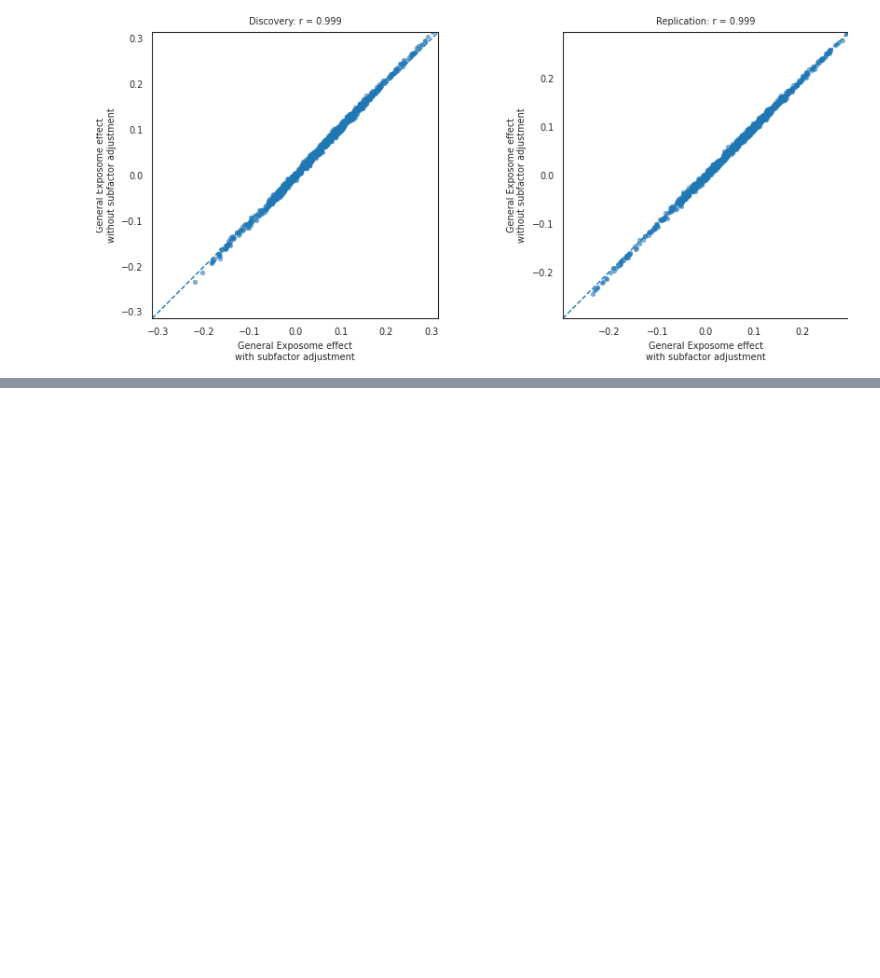
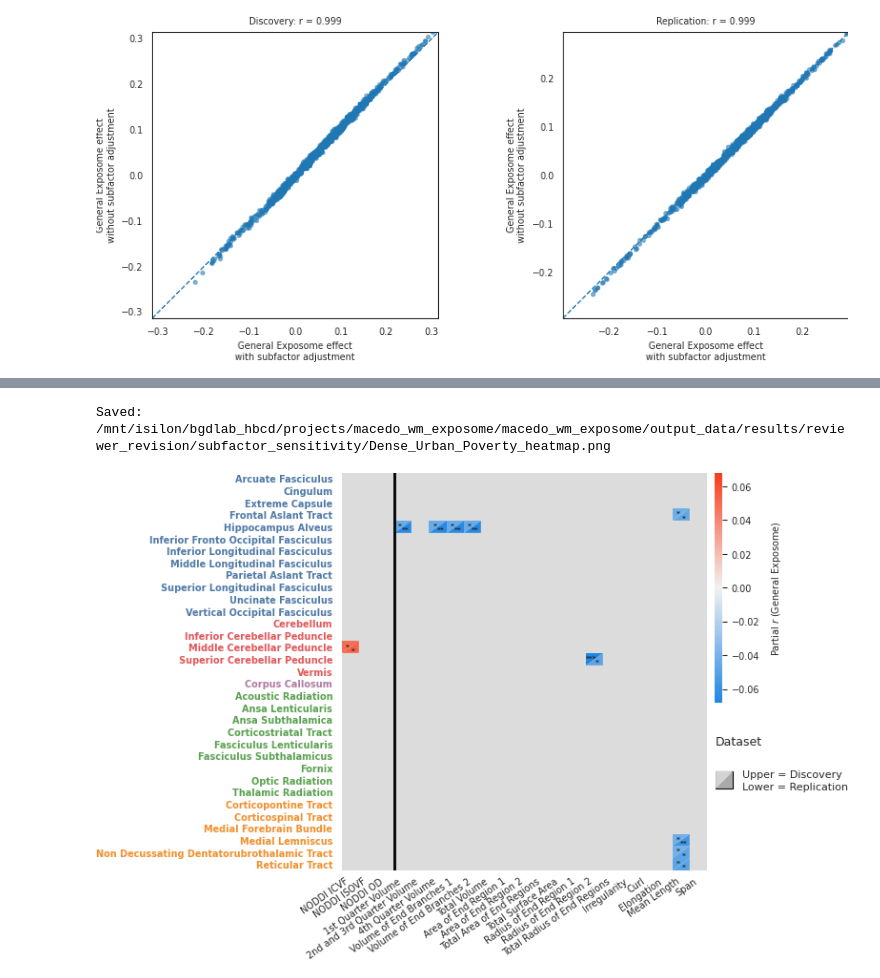
Before and after one commit to PennLINC/macedo_wm_exposome, a Jupyter notebook: code/Figure_2_Mass_Univariate_reviewer_revision.ipynb, the cells around one changed output, grey strips where cells are left out. Saved outputs shown, nothing was run; the diff lists cells and outputs as text; code cells hidden in the pictures; blank space fills up the shorter version.

Commit message:
reviewer updates, pre clean

```diff
--- a/code/Figure_2_Mass_Univariate_reviewer_revision.ipynb
+++ b/code/Figure_2_Mass_Univariate_reviewer_revision.ipynb
@@ -227,6 +221,6 @@ DKI metrics:
 # %%
 noddi_macro_metrics_dict = {m: clean_metrics_name(m) for m in noddi_macro_metrics}
-dki_macro_metrics_dict = {m: clean_metrics_name(m) for m in dki_macro_metrics}
+# dki_macro_metrics_dict = {m: clean_metrics_name(m) for m in dki_macro_metrics}
 # %% [markdown]
 ### Run Partial R analysis
 # %%
@@ -315,9 +311,14 @@ SUPPFIG2_DIR = ROOT_DIR / "output_data" / "results" / "supplemental_figures" / "
 for d in [MAIN_FIG2_DIR, SUPPFIG1_DIR, SUPPFIG2_DIR]:
     d.mkdir(parents=True, exist_ok=True)
 
+# scenarios = [
+#     ("NODDI", False),   # MAIN FIGURE
+#     ("DKI", False),     # DKI SUPPLEMENT
+#     ("NODDI", True),    # TBV SUPPLEMENT
+# ]
+
 scenarios = [
     ("NODDI", False),   # MAIN FIGURE
-    ("DKI", False),     # DKI SUPPLEMENT
     ("NODDI", True),    # TBV SUPPLEMENT
 ]
 
@@ -678,7 +666,8 @@ Running sex x SES interaction models for NODDI, include_etiv=True
 SUPP_INTERACTIONS_DIR = ROOT_DIR / "output_data" / "results" / "supplemental_figures" / "supp_interactions"
 SUPP_INTERACTIONS_DIR.mkdir(parents=True, exist_ok=True)
 
-scenarios = [("NODDI", False), ("DKI", False), ("NODDI", True),]
+# scenarios = [("NODDI", False), ("DKI", False), ("NODDI", True),]
+scenarios = [("NODDI", False), ("NODDI", True),]
 
 palette_bundle = {
     "Association_"            : "#4E79A7",
@@ -1158,0 +1264,51 @@ plt.show()
+# %%
+# ============================================================
+# Dense Urban Poverty heatmap -- Figure 2 style
+# ============================================================
+
+dfA_dup=subfactor_results[("Dense_Urban_Poverty","A")].copy()
+dfB_dup=subfactor_results[("Dense_Urban_Poverty","B")].copy()
+
+sns.set_style("white")
+cmap=sns.diverging_palette(250,15,s=95,l=55,as_cmap=True)
+
+fig,ax=setup_figure(
+    width_mm=180,
+    height_mm=130,
+    margins_mm=(40,30,18,6)
+)
+
+vals=np.concatenate([
+    dfA_dup["partial_r"].values,
+    dfB_dup["partial_r"].values
+])
+
+vmax=np.nanpercentile(np.abs(vals),98)
+norm=plt.Normalize(vmin=-vmax,vmax=vmax)
+
+pr.make_partial_r_heatmap_split_half(
+    dfA_dup,
+    dfB_dup,
+    "Dense_Urban_Poverty",
+    ax,
+    cmap,
+    norm=norm,
+    bundle_palette=palette_bundle,
+    noddi_macro_metrics_dict=noddi_macro_metrics_dict
+)
+
+ax.set_title("")
+ax.tick_params(axis="x",labelbottom=True)
+ax.tick_params(axis="y",labelleft=True)
+
+svg_path=REVIEWER_SUBFACTOR_DIR/"Dense_Urban_Poverty_heatmap.svg"
+png_path=REVIEWER_SUBFACTOR_DIR/"Dense_Urban_Poverty_heatmap.png"
+
+save_figure(fig,svg_path,autofit=False)
+fig.savefig(png_path,dpi=600,bbox_inches="tight")
+
+print("Saved:",png_path)
+plt.show()
+# %% [output]
+Saved: /mnt/isilon/bgdlab_hbcd/projects/macedo_wm_exposome/macedo_wm_exposome/output_data/results/reviewer_revision/subfactor_sensitivity/Dense_Urban_Poverty_heatmap.png
+[figure, added]
```
Also changed, not shown: parts of 11 cells of this notebook, 7 other files.
